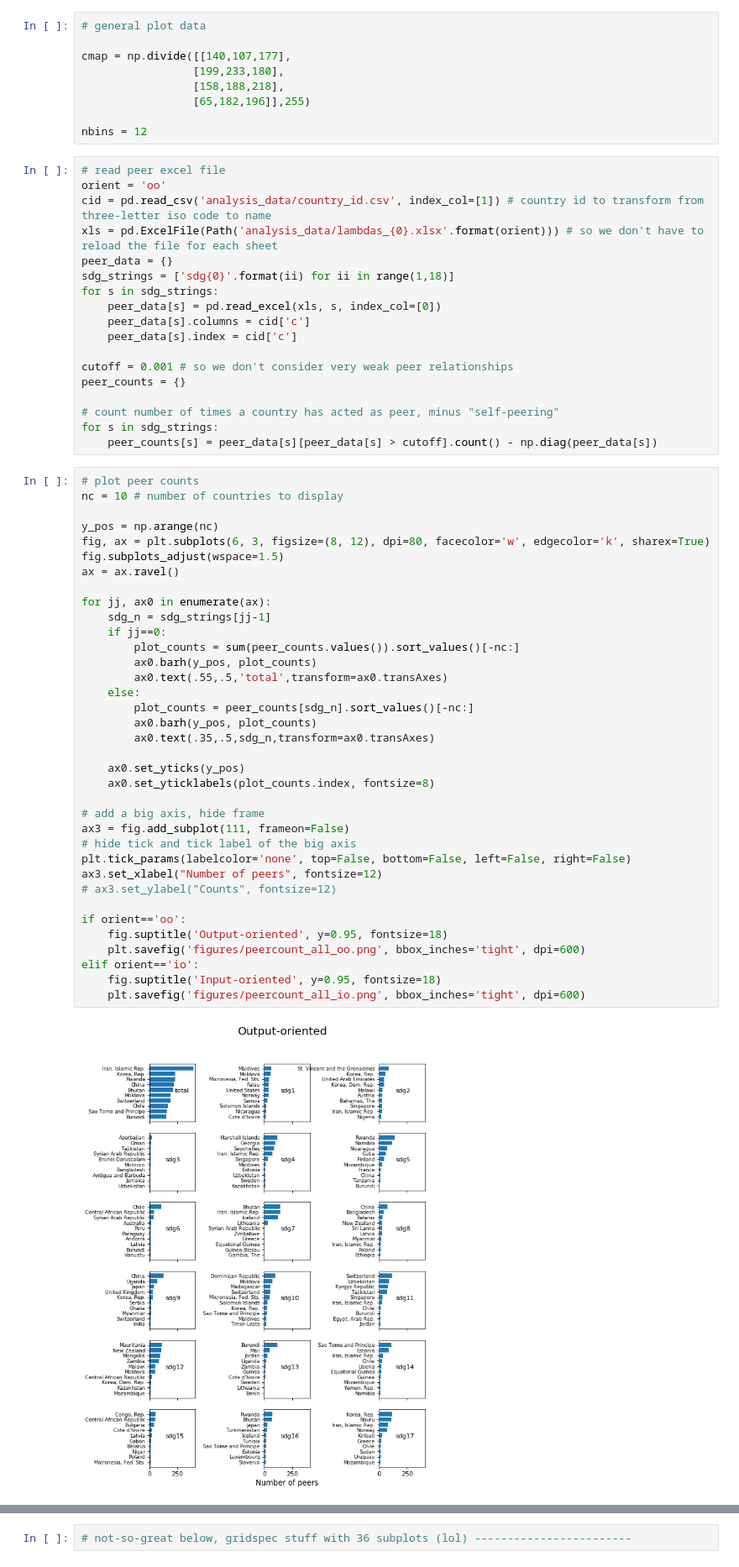
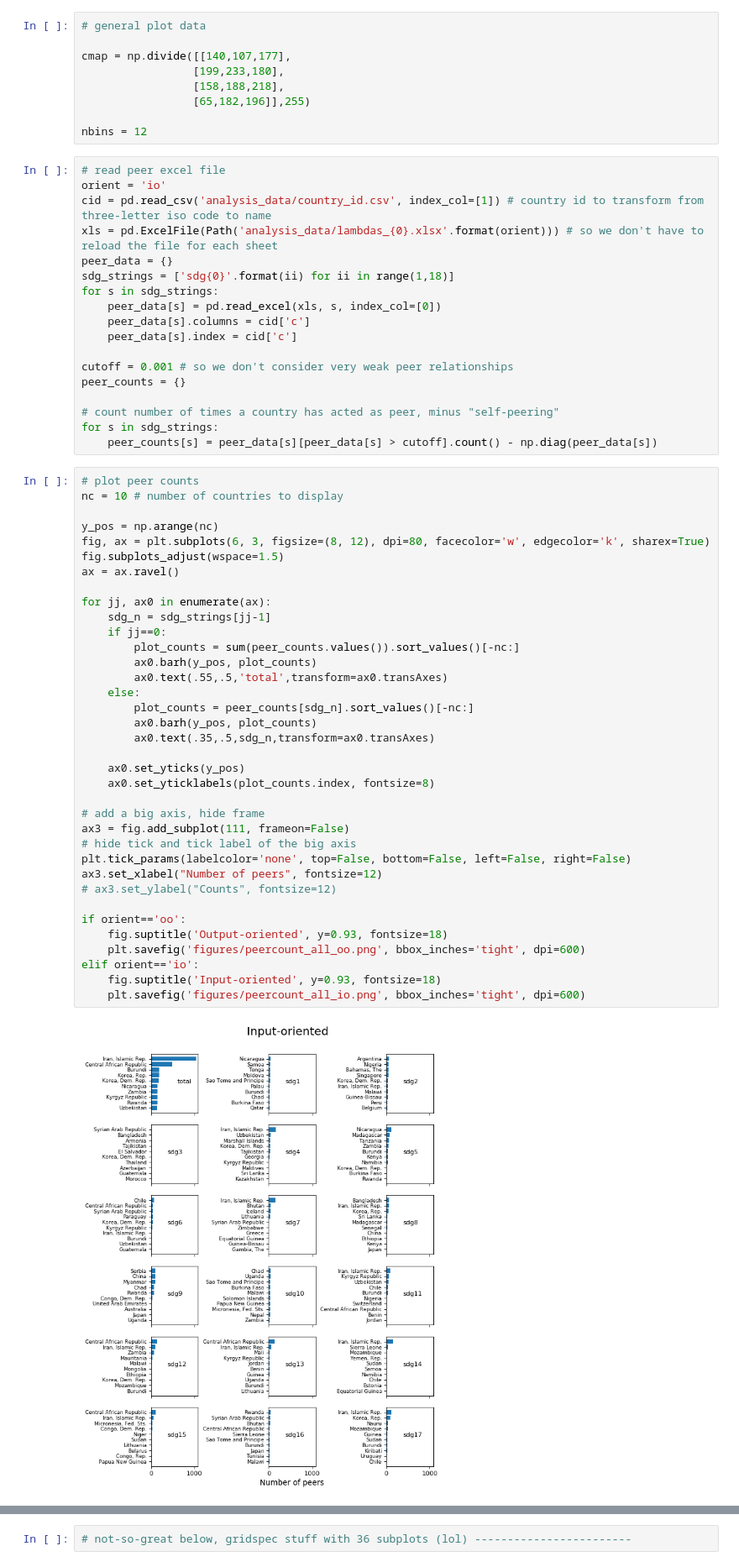
Before and after one commit to emcmd/sdg-dea, a Jupyter notebook: analyse_results.ipynb, the cells around one changed output, grey strips where cells are left out. Shown at 84% size. Drawn from its saved outputs; the diff is of its cells as text.

```diff
--- a/analyse_results.ipynb
+++ b/analyse_results.ipynb
@@ -24,7 +24,7 @@ cmap = np.divide([[140,107,177],
 nbins = 12
 # %%
 # read peer excel file
-orient = 'oo'
+orient = 'io'
 cid = pd.read_csv('analysis_data/country_id.csv', index_col=[1]) # country id to transform from three-letter iso code to name
 xls = pd.ExcelFile(Path('analysis_data/lambdas_{0}.xlsx'.format(orient))) # so we don't have to reload the file for each sheet
 peer_data = {}
@@ -48,33 +48,33 @@ y_pos = np.arange(nc)
 fig, ax = plt.subplots(6, 3, figsize=(8, 12), dpi=80, facecolor='w', edgecolor='k', sharex=True)
 fig.subplots_adjust(wspace=1.5)
 ax = ax.ravel()
 
 for jj, ax0 in enumerate(ax):
     sdg_n = sdg_strings[jj-1]
     if jj==0:
         plot_counts = sum(peer_counts.values()).sort_values()[-nc:]
         ax0.barh(y_pos, plot_counts)
         ax0.text(.55,.5,'total',transform=ax0.transAxes)
     else:
         plot_counts = peer_counts[sdg_n].sort_values()[-nc:]
         ax0.barh(y_pos, plot_counts)
         ax0.text(.35,.5,sdg_n,transform=ax0.transAxes)
 
     ax0.set_yticks(y_pos)
     ax0.set_yticklabels(plot_counts.index, fontsize=8)
 
 # add a big axis, hide frame
 ax3 = fig.add_subplot(111, frameon=False)
 # hide tick and tick label of the big axis
 plt.tick_params(labelcolor='none', top=False, bottom=False, left=False, right=False)
 ax3.set_xlabel("Number of peers", fontsize=12)
 # ax3.set_ylabel("Counts", fontsize=12)
 
 if orient=='oo':
-    fig.suptitle('Output-oriented', y=0.95, fontsize=18)
+    fig.suptitle('Output-oriented', y=0.93, fontsize=18)
     plt.savefig('figures/peercount_all_oo.png', bbox_inches='tight', dpi=600)
 elif orient=='io':
-    fig.suptitle('Input-oriented', y=0.95, fontsize=18)
+    fig.suptitle('Input-oriented', y=0.93, fontsize=18)
     plt.savefig('figures/peercount_all_io.png', bbox_inches='tight', dpi=600)
 # %% [output]
-[figure, old version]
+[figure, new version]
```
Also changed, not shown: parts of 6 cells of this notebook, 2 other files.
